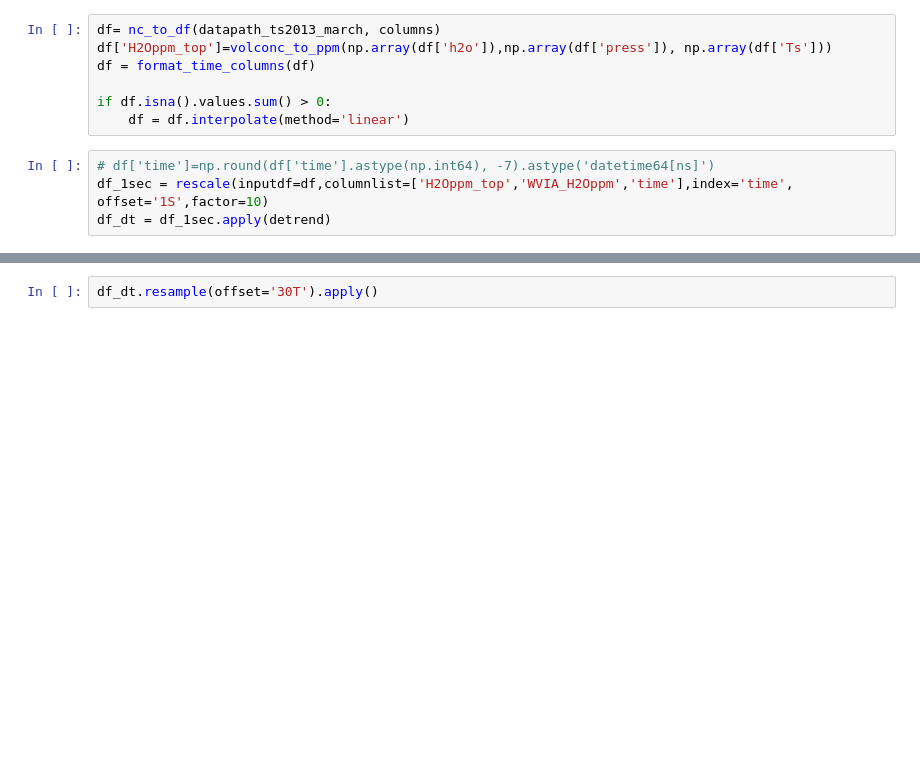
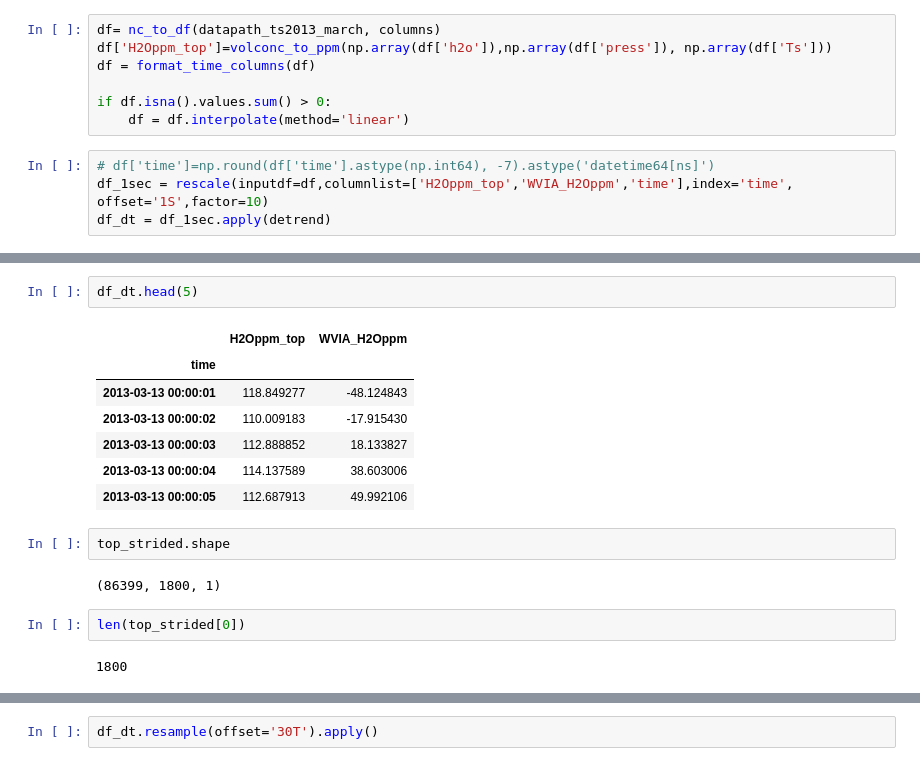
Before and after one commit to rbavery/isoflux, a Jupyter notebook: notebooks/dataexplore.ipynb, the cells around one changed output, grey strips where cells are left out. Drawn from its saved outputs; the diff is of its cells as text; blank space fills up the shorter version.

```diff
--- a/notebooks/dataexplore.ipynb
+++ b/notebooks/dataexplore.ipynb
@@ -201,0 +197,18 @@ df_dt.rolling(window=1800).corr()
+# %%
+df_dt.head(5)
+# %% [output]
+|  | H2Oppm_top | WVIA_H2Oppm |
+| time |  |  |
+| 2013-03-13 00:00:01 | 118.849277 | -48.124843 |
+| 2013-03-13 00:00:02 | 110.009183 | -17.915430 |
+| 2013-03-13 00:00:03 | 112.888852 | 18.133827 |
+| 2013-03-13 00:00:04 | 114.137589 | 38.603006 |
+| 2013-03-13 00:00:05 | 112.687913 | 49.992106 |
+# %%
+top_strided.shape
+# %% [output]
+(86399, 1800, 1)
+# %%
+len(top_strided[0])
+# %% [output]
+1800
```
Also changed, not shown: parts of 8 cells of this notebook.
